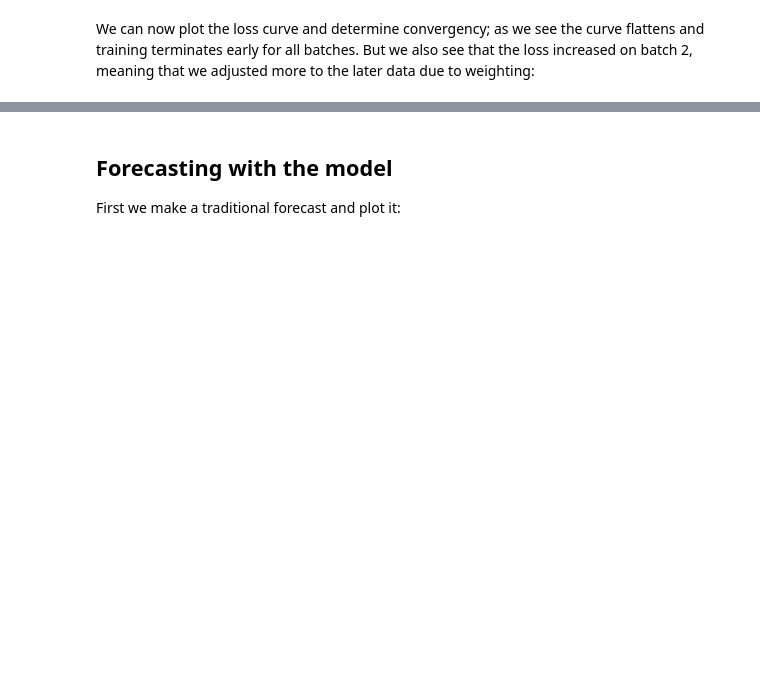
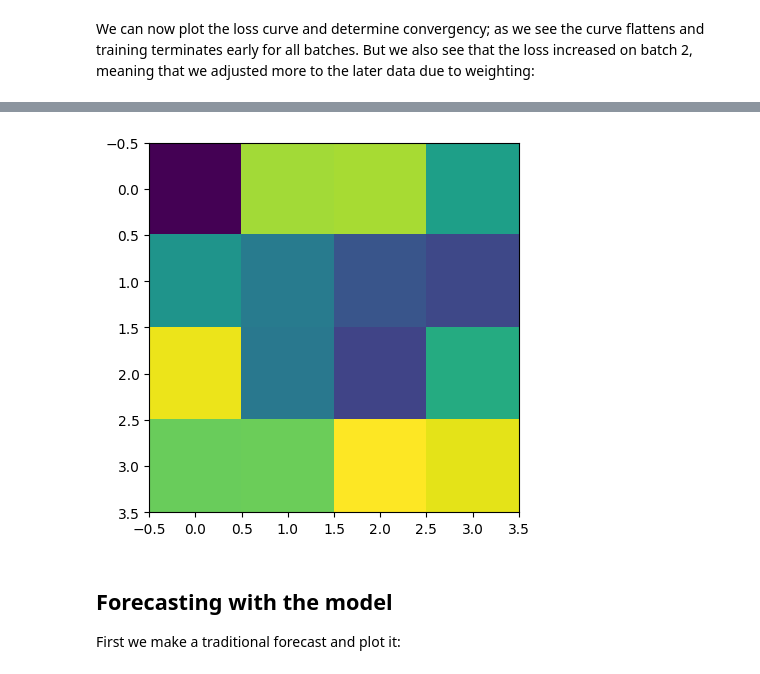
Before and after one commit to martinlie/GradVAR, a Jupyter notebook: examples/pandas_training.ipynb, the cells around one changed output, grey strips where cells are left out. Drawn from its saved outputs; the diff is of its cells as text; code cells hidden in the pictures; blank space fills up the shorter version.

```diff
--- a/examples/pandas_training.ipynb
+++ b/examples/pandas_training.ipynb
@@ -120,3 +131,8 @@ plt.show()
+# %%
+plt.imshow(model.A[-1])
+plt.show()
+# %% [output]
+[figure, added]
 # %% [markdown]
 ## Forecasting with the model
 
```
Also changed, not shown: parts of 6 cells of this notebook, 12 other files.
